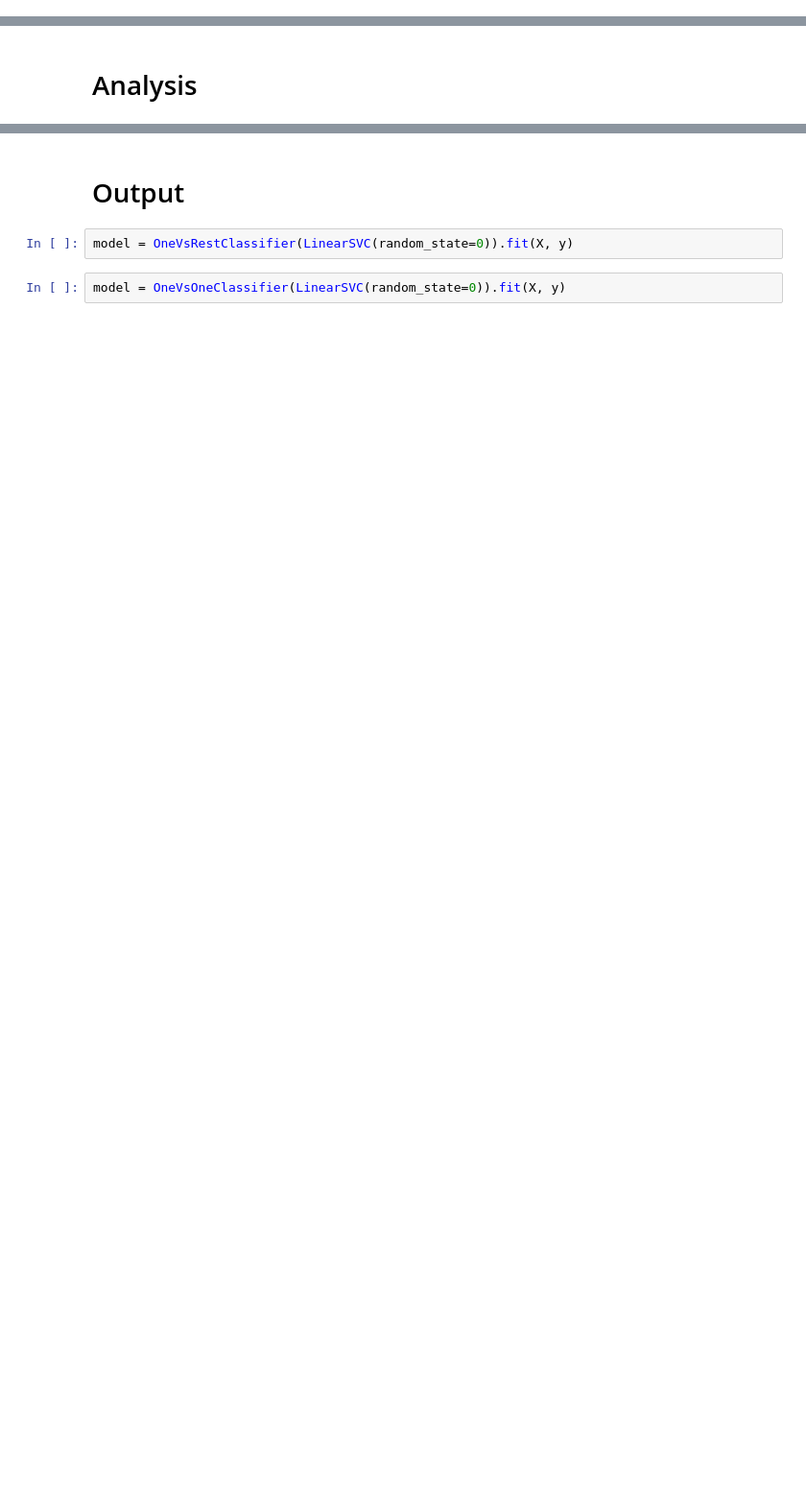
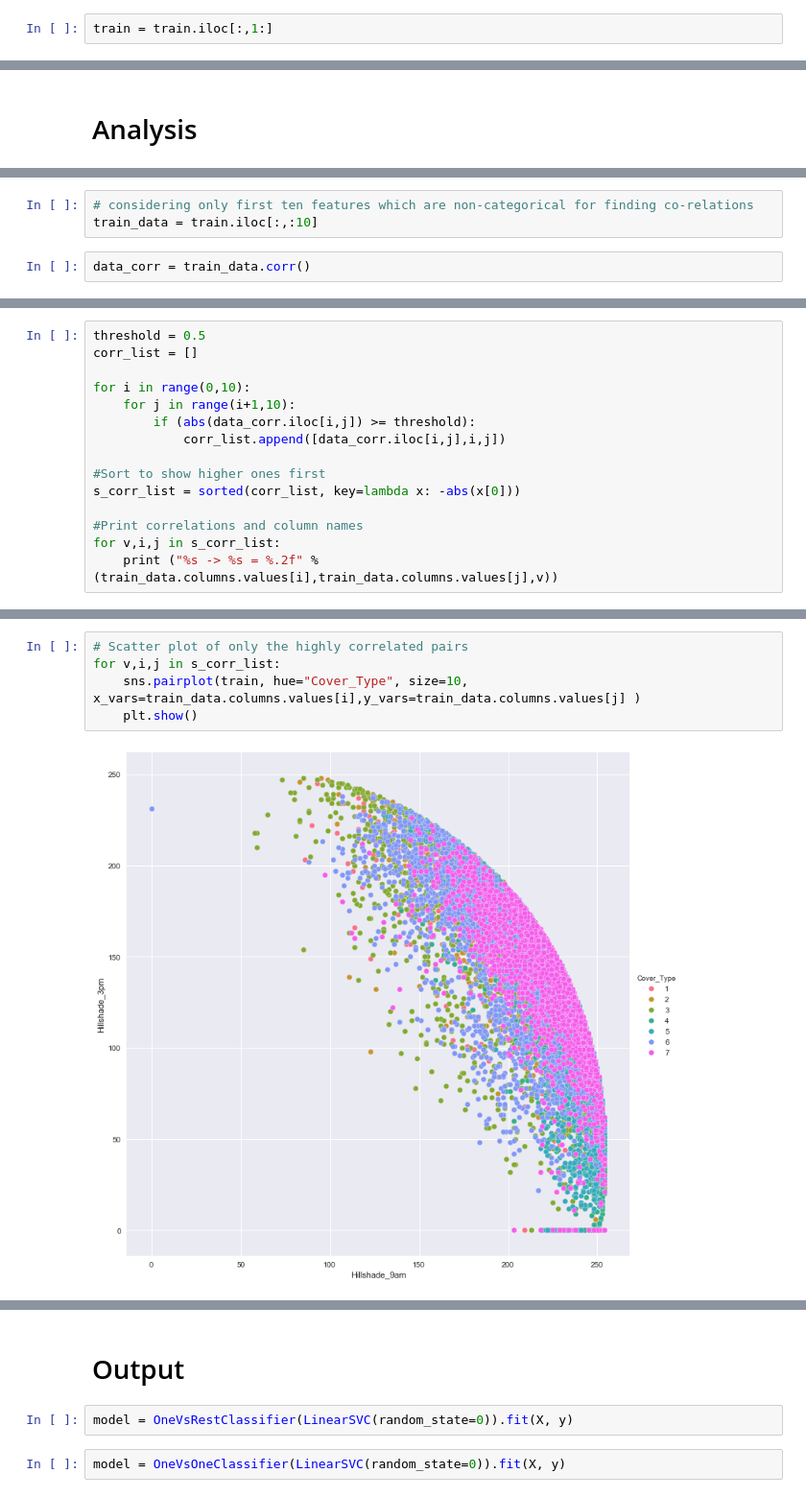
Before and after one commit to codelibra/Forest-cover-type-prediction, a Jupyter notebook: Forest Cover.ipynb, the cells around one changed output, grey strips where cells are left out. Shown at 96% size. Cells and saved outputs as stored; diff of their text form; blank space fills up the shorter version.

Commit message:
added data visualizations for co-related variables

```diff
--- a/Forest Cover.ipynb
+++ b/Forest Cover.ipynb
@@ -11,5 +15,7 @@ from sklearn.svm import LinearSVC
 # %%
 train = pd.read_csv('/Users/shiv/Desktop/train.csv')
 test = pd.read_csv('/Users/shiv/Desktop/test.csv')
+# %%
+train = train.iloc[:,1:]
 # %%
 X, y = train, train['Cover_Type']
@@ -20,0 +88,5 @@ train.head(50)
+# %%
+# considering only first ten features which are non-categorical for finding co-relations
+train_data = train.iloc[:,:10]
+# %%
+data_corr = train_data.corr()
@@ -20,0 +124,15 @@ train.head(50)
+# %%
+threshold = 0.5
+corr_list = []
+
+for i in range(0,10):
+    for j in range(i+1,10):
+        if (abs(data_corr.iloc[i,j]) >= threshold):
+            corr_list.append([data_corr.iloc[i,j],i,j])
+
+#Sort to show higher ones first
+s_corr_list = sorted(corr_list, key=lambda x: -abs(x[0]))
+
+#Print correlations and column names
+for v,i,j in s_corr_list:
+    print ("%s -> %s = %.2f" % (train_data.columns.values[i],train_data.columns.values[j],v))
@@ -20,0 +153,7 @@ train.head(50)
+# %%
+# Scatter plot of only the highly correlated pairs
+for v,i,j in s_corr_list:
+    sns.pairplot(train, hue="Cover_Type", size=10, x_vars=train_data.columns.values[i],y_vars=train_data.columns.values[j] )
+    plt.show()
+# %% [output]
+[figure, added]
```
Also changed, not shown: parts of 15 cells of this notebook.
